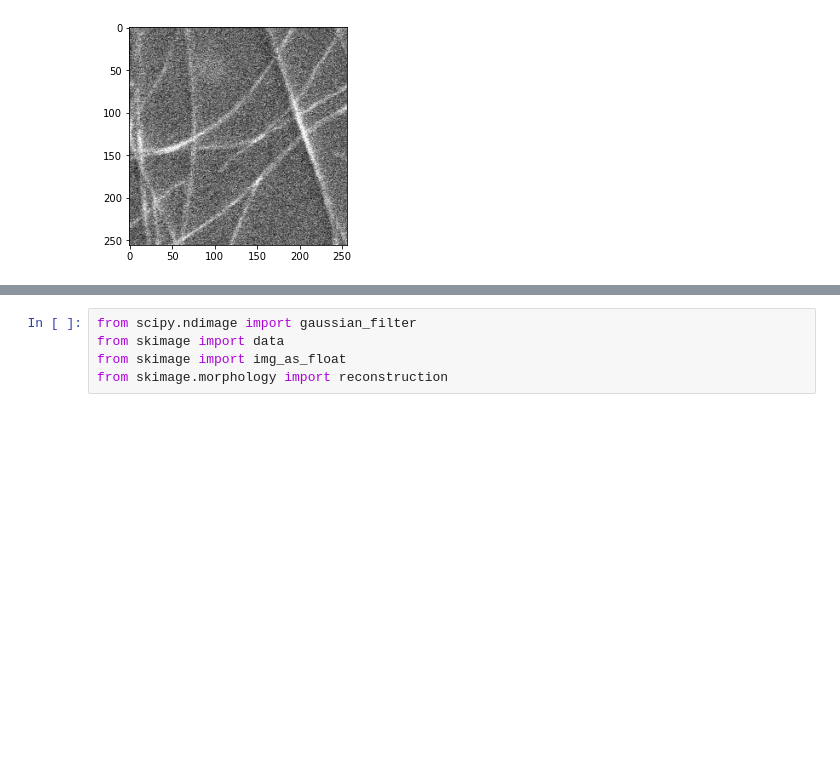
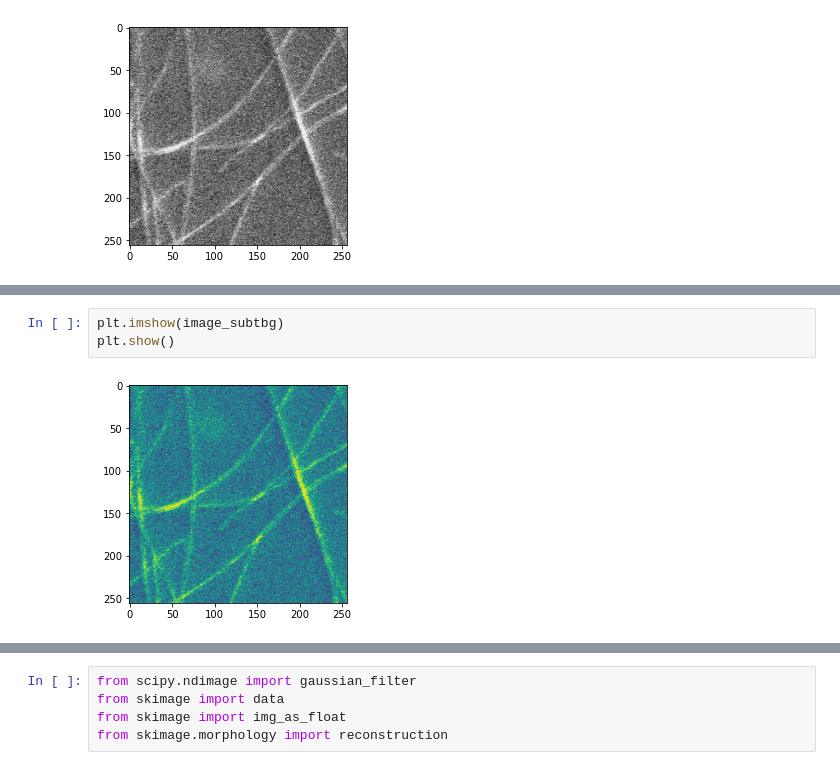
Before and after one commit to hiroshifuruta/hedgehog, a Jupyter notebook: hog.ipynb, the cells around one changed output, grey strips where cells are left out. Cells and saved outputs as stored; diff of their text form; blank space fills up the shorter version.

```diff
--- a/hog.ipynb
+++ b/hog.ipynb
@@ -28,0 +92,5 @@ plt.show()
+# %%
+plt.imshow(image_subtbg)
+plt.show()
+# %% [output]
+[figure, added]
```
Also changed, not shown: parts of 11 cells of this notebook, 2 other files.
